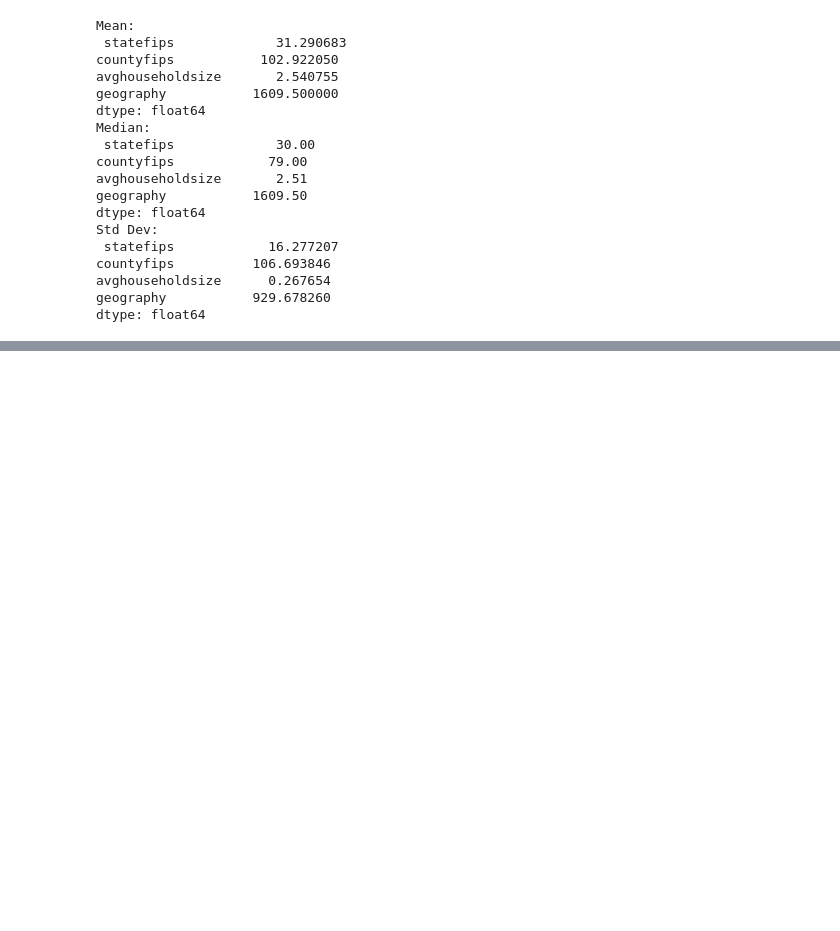
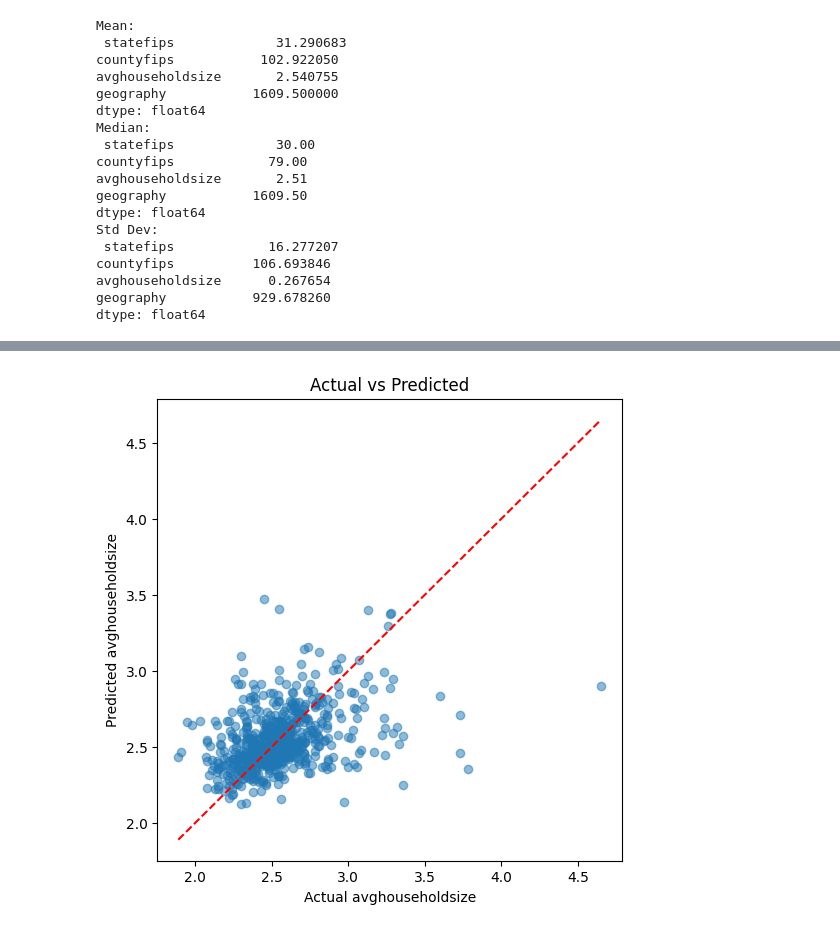
Before and after one commit to praveen-kumar-01/Household_Size_Analysis_and_Prediction, a Jupyter notebook: Household_Size_Analysis.ipynb, the cells around one changed output, grey strips where cells are left out. Saved outputs shown, nothing was run; the diff lists cells and outputs as text; code cells hidden in the pictures; blank space fills up the shorter version.

```diff
--- a/Household_Size_Analysis.ipynb
+++ b/Household_Size_Analysis.ipynb
@@ -193,0 +193,11 @@ R2 Score: 0.9360989372351962
+# %%
+plt.figure(figsize=(6, 6))
+plt.scatter(y_test, y_pred, alpha=0.5)
+lims = [min(y_test.min(), y_pred.min()), max(y_test.max(), y_pred.max())]
+plt.plot(lims, lims, 'r--')
+plt.xlabel("Actual avghouseholdsize")
+plt.ylabel("Predicted avghouseholdsize")
+plt.title("Actual vs Predicted")
+plt.show()
+# %% [output]
+[figure, added]
```
Also changed, not shown: parts of 5 cells of this notebook.
